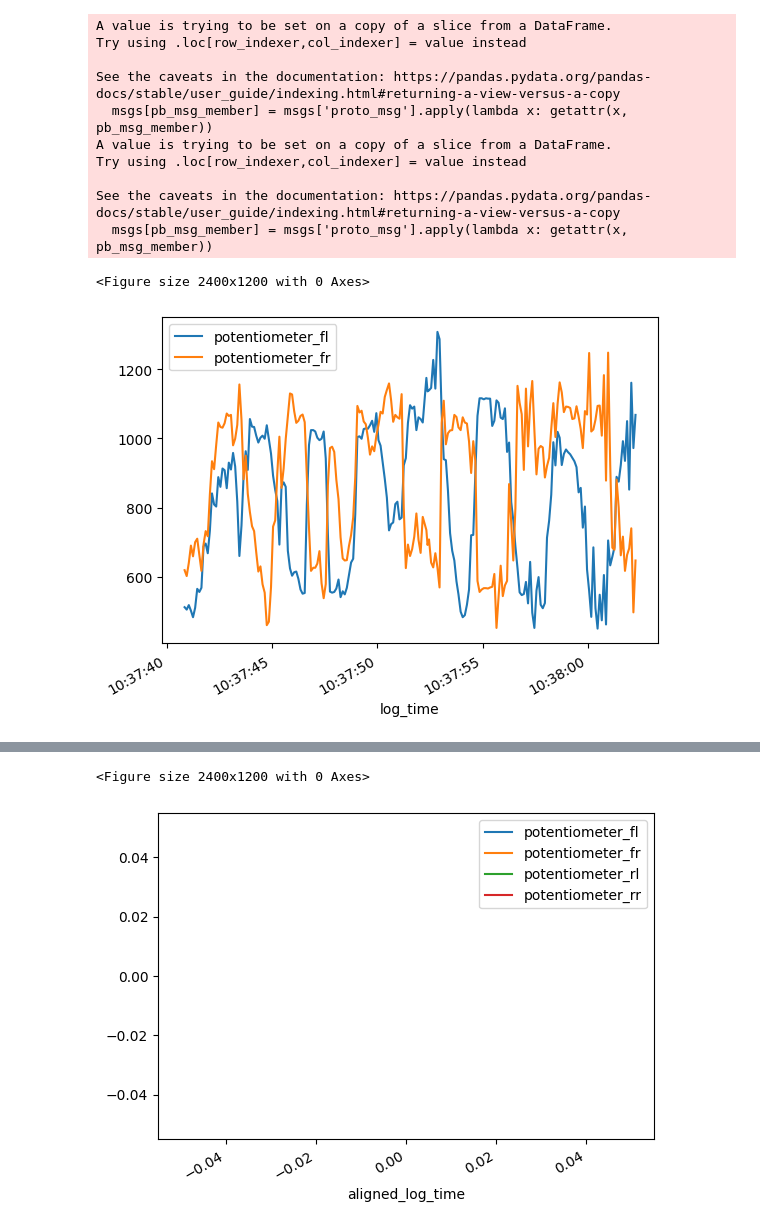
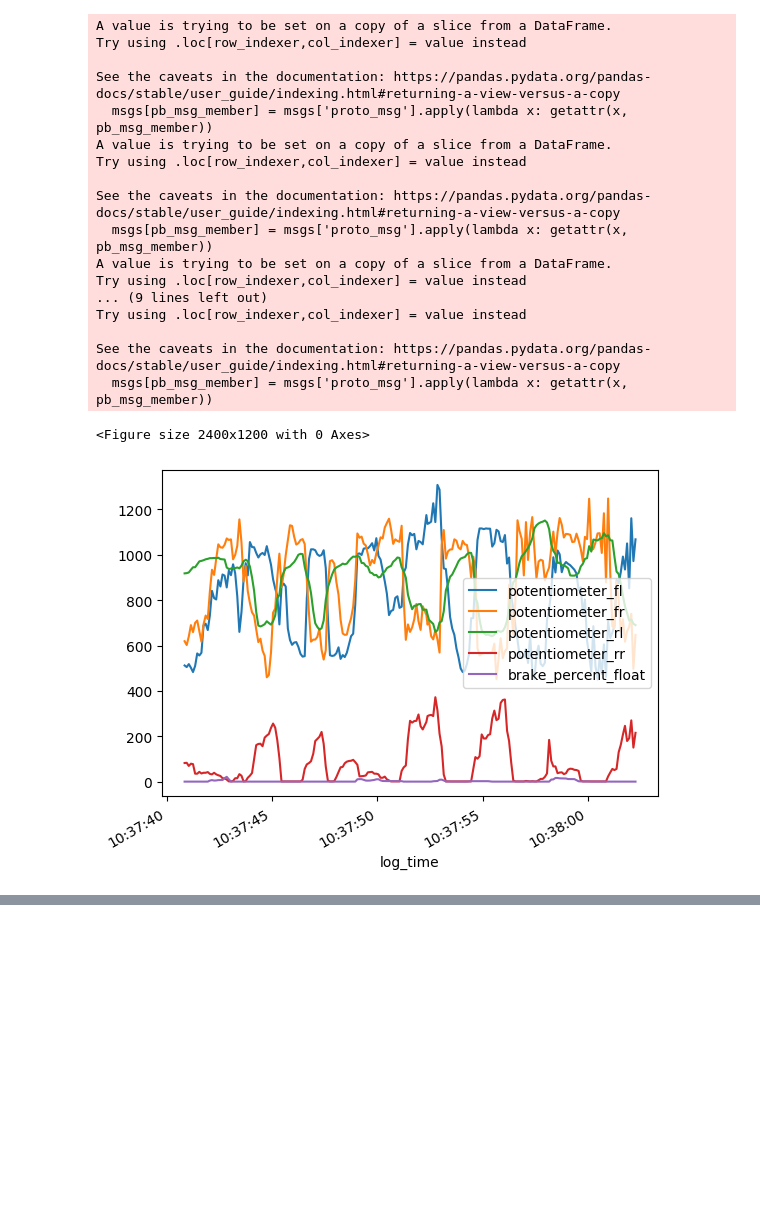
Before and after one commit to hytech-racing/mcap_analysis, a Jupyter notebook: analysis_notebook.ipynb, the cells around one changed output, grey strips where cells are left out. Cells and saved outputs as stored; diff of their text form; code cells hidden in the pictures; blank space fills up the shorter version.

Commit message:
working pot plot with function to handle arbitrary topics list and plot

```diff
--- a/analysis_notebook.ipynb
+++ b/analysis_notebook.ipynb
@@ -2,7 +2,7 @@
 from mcap_processing import open_files_in_folder, merge_dictionaries, convert_dict_to_pandas_df, get_start_end_times, get_all_msgs_from_mcap, get_important_data_for_times
 from functools import reduce
 # %%
-mcap_readers, files = open_files_in_folder("./mcap_analysis/mcaps/raw")
+mcap_readers, files = open_files_in_folder("./mcaps/raw")
 
 msgs_total = {}
 for reader in mcap_readers:
@@ -22,6 +22,17 @@ import matplotlib.pyplot as plt
 import numpy as np
 import pandas as pd
 
+def column_with_least_values(df, columns_to_check):
+    min_count = int('inf')  # Initialize with infinity
+    min_column = None
+
+    for column in columns_to_check:
+        count = df[column].count()  # Count non-null values
+        if count < min_count:
+            min_count = count
+            min_column = column
+
+    return min_column
 
 def time_plot_msg_member(df, topic, pb_msg_member):
     msgs = df[df['topic'] == topic]
@@ -37,62 +48,61 @@ def time_plot_multi_msg_members(df, topic, pb_msg_members_list):
     msgs.plot(x='log_time', y=pb_msg_members_list)
     plt.show()
 
-# TODO make this work
-def create_aligned_data(df):
-    threshold = 200
-    timestamp_cols = [col for col in df.columns if 'log_time' in col]
-
-    def timestamps_aligned(row, threshold):
-        timestamps = row[timestamp_cols].values
-
-        # TODO get the timestamp column with the least values. in this timestamp column, get the closest timestamp value in other column within some threshold.
-        # TODO create a new dataframe with only these aligned rows
-
-
 def multi_topic_time_plot_multi_msg_members(df, topic_msg_member_list_dict):
     member_list = []
     msgs_to_plot = {}
+    df_list = []
     for key, value in topic_msg_member_list_dict.items():
         member_list.extend(value)
+
         msgs = df[df['topic'] == key]
         for pb_msg_member in value:
-            msgs_to_plot[pb_msg_member] = msgs['proto_msg'].apply(lambda x: getattr(x, pb_msg_member))
-            msgs_to_plot['log_time_'+key] = msgs['log_time']
+            msgs[pb_msg_member] = msgs['proto_msg'].apply(lambda x: getattr(x, pb_msg_member))
+        df_list.append(msgs)
+
     plt.figure(figsize=(16, 8), dpi=150)
 
-    msgs_test = pd.DataFrame.from_dict(msgs_to_plot)
-    final_df = create_aligned_data(msgs_test)
-    final_df.plot(x='aligned_log_time', y=member_list)
-    print(final_df)
+    merged_df = df_list[0]
+    for i in range(len(df_list) - 1 ):
+        i=i+1
+        merged_df = pd.merge_asof(merged_df, df_list[i], on='log_time', tolerance=pd.Timedelta('200ms'))
+    # print(merged_df)
+    merged_df.plot(x='log_time', y=member_list)
     plt.show()
 
 def analyze_sus_pots(msgs_df):
-    rear_sus_pot_data = msgs_df[msgs_df['topic'] == 'sab_suspension_data']
-    front_sus_pot_data = msgs_df[msgs_df['topic'] == 'mcu_suspension_data']
-    pedals_data = msgs_df[msgs_df['topic']=='mcu_pedal_readings_data']
+
     # time_plot_msg_member(msgs_df, 'mcu_suspension_data', 'potentiometer_fr')
-    time_plot_multi_msg_members(msgs_df, 'mcu_suspension_data', ['potentiometer_fl', 'potentiometer_fr'])
+    # time_plot_multi_msg_members(msgs_df, 'mcu_suspension_data', ['potentiometer_fl', 'potentiometer_fr'])
     msgs_dict = {
         "mcu_suspension_data": ['potentiometer_fl', 'potentiometer_fr'],
-        "sab_suspension_data": ['potentiometer_rl', 'potentiometer_rr']
+        "sab_suspension_data": ['potentiometer_rl', 'potentiometer_rr'],
+        "mcu_pedal_readings_data": ['brake_percent_float']
     }
     multi_topic_time_plot_multi_msg_members(msgs_df, msgs_dict)
 
 
 pd.set_option('float_format', '{:f}'.format)
 # print( (((cut_df['log_time']- pd.Timestamp("1970-01-01")) // pd.Timedelta("1ns")) / 1e9))
 cut_df = get_time_range_df(cut_df, 1690799860.758517791, 1690799882.258077093)
 analyze_sus_pots(cut_df)
 # %% [output]
 A value is trying to be set on a copy of a slice from a DataFrame.
 Try using .loc[row_indexer,col_indexer] = value instead
 
 See the caveats in the documentation: https://pandas.pydata.org/pandas-docs/stable/user_guide/indexing.html#returning-a-view-versus-a-copy
   msgs[pb_msg_member] = msgs['proto_msg'].apply(lambda x: getattr(x, pb_msg_member))
 A value is trying to be set on a copy of a slice from a DataFrame.
 Try using .loc[row_indexer,col_indexer] = value instead
 
 See the caveats in the documentation: https://pandas.pydata.org/pandas-docs/stable/user_guide/indexing.html#returning-a-view-versus-a-copy
   msgs[pb_msg_member] = msgs['proto_msg'].apply(lambda x: getattr(x, pb_msg_member))
+A value is trying to be set on a copy of a slice from a DataFrame.
+Try using .loc[row_indexer,col_indexer] = value instead
+... (9 lines left out)
+Try using .loc[row_indexer,col_indexer] = value instead
+
+See the caveats in the documentation: https://pandas.pydata.org/pandas-docs/stable/user_guide/indexing.html#returning-a-view-versus-a-copy
+  msgs[pb_msg_member] = msgs['proto_msg'].apply(lambda x: getattr(x, pb_msg_member))
 <Figure size 2400x1200 with 0 Axes>
-[figure, old version]
+[figure, new version]
@@ -116,5 +109,3 @@ Index: []
-<Figure size 2400x1200 with 0 Axes>
-[figure, removed]
 # %%
 def get_time_range_df(df, start_time_epoch_sec, end_time_epoch_sec):
     return df[(((((df['log_time']- pd.Timestamp("1970-01-01")) // pd.Timedelta("1ns")) / 1e9) >= start_time_epoch_sec) & ((((df['log_time']- pd.Timestamp("1970-01-01")) // pd.Timedelta("1ns")) / 1e9) <= end_time_epoch_sec))]
```
Also changed, not shown: parts of 2 cells of this notebook, 1 other file.
